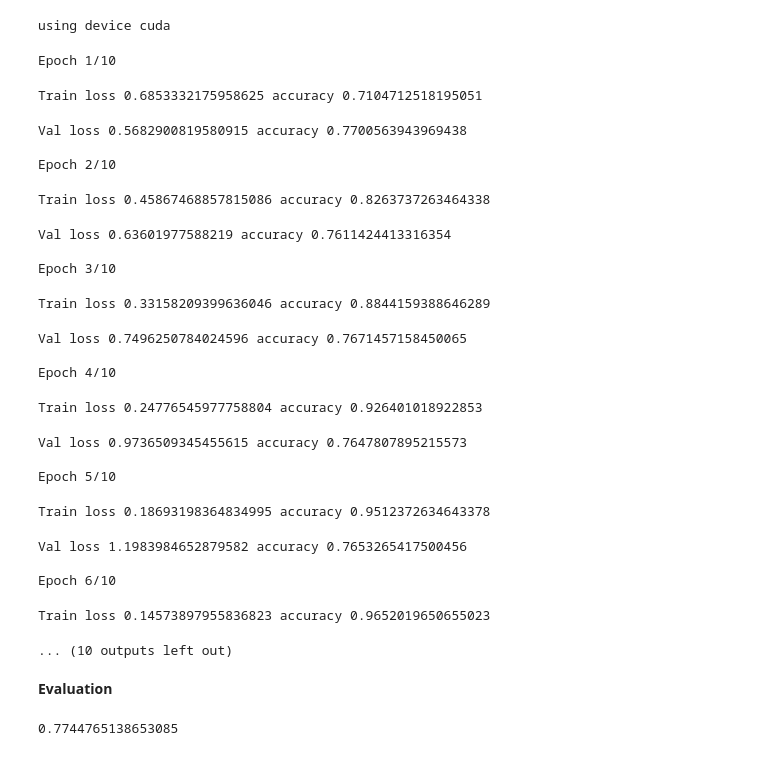
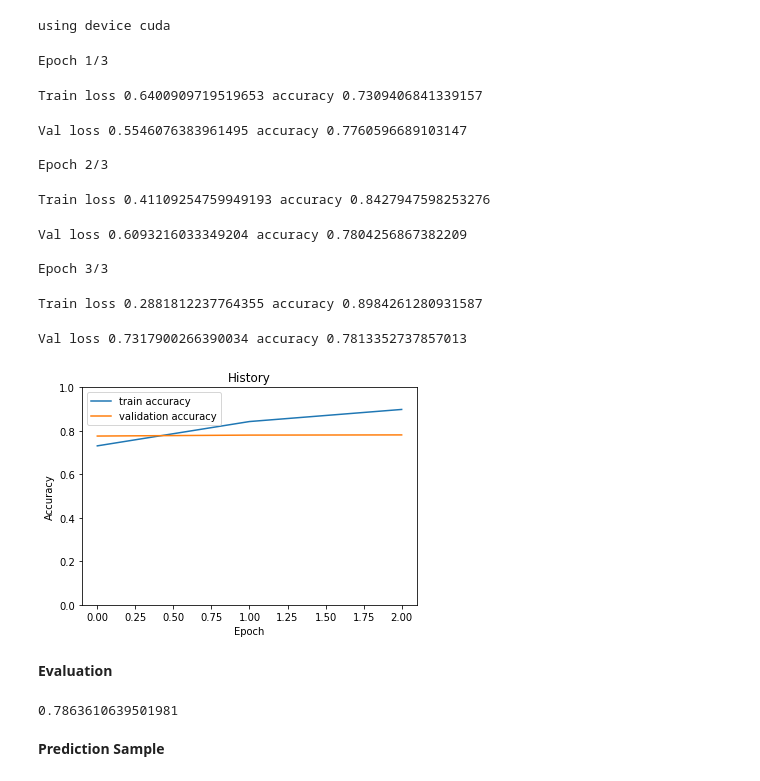
Before and after one commit to fredericky/cs490_final, a Jupyter notebook: final_proj.ipynb, the cells around one changed output. Saved outputs shown, nothing was run; the diff lists cells and outputs as text; code cells hidden in the pictures.

```diff
--- a/final_proj.ipynb
+++ b/final_proj.ipynb
@@ -210,23 +210,23 @@ class SentimentClassifier(nn.Module):
 device = torch.device('cuda')
 print('using device', device)
 
-model = SentimentClassifier()
-model = model.to(device)
+classifier = SentimentClassifier()
+classifier = classifier.to(device)
 
 
 loss_fn = nn.CrossEntropyLoss().to(device)
 
-EPOCHS = 10
+EPOCHS = 3
 total_steps = len(dl_train) * EPOCHS
-optimizer = AdamW(model.parameters(), lr=2e-5, correct_bias=False)
+optimizer = AdamW(classifier.parameters(), lr=2e-5, correct_bias=False)
 scheduler = get_linear_schedule_with_warmup(
   optimizer,
   num_warmup_steps=0,
   num_training_steps=total_steps
 )
 
-def train(model):
-  model = model.train()
+def train(classifier):
+  classifier = classifier.train()
   losses = []
   num_correct = 0
   for d in dl_train:
@@ -234,20 +234,20 @@ def train(model):
     attention_mask = d['attention_mask'].to(device)
     label = d['label'].to(device)
 
-    output = model(input_ids=input_ids, attention_mask=attention_mask)
+    output = classifier(input_ids=input_ids, attention_mask=attention_mask)
     _, prediction = torch.max(output, dim=1)
     loss = loss_fn(output, label)
     num_correct += torch.sum(prediction == label)
     losses.append(loss.item())
     loss.backward()
-    nn.utils.clip_grad_norm(model.parameters(), max_norm=1.0)
+    nn.utils.clip_grad_norm(classifier.parameters(), max_norm=1.0)
     optimizer.step()
     scheduler.step()
     optimizer.zero_grad()
   return num_correct.double() / len(df_train), np.mean(losses)
 
-def evaluate(model, dl, df):
-  model = model.eval()
+def evaluate(classifier, dl, df):
+  classifier = classifier.eval()
 
   losses = []
   num_correct = 0
@@ -258,7 +258,7 @@ def evaluate(model, dl, df):
       attention_mask = d['attention_mask'].to(device)
       label = d['label'].to(device)
 
-      output = model(
+      output = classifier(
         input_ids=input_ids,
         attention_mask=attention_mask
       )
@@ -272,61 +272,52 @@ using device cuda
 # %%
 history = defaultdict(list)
 best_accuracy = 0
 
 for epoch in range(EPOCHS):
   print(f'Epoch {epoch + 1}/{EPOCHS}')
 
-  train_acc, train_loss = train(model)
+  train_acc, train_loss = train(classifier)
   print(f'Train loss {train_loss} accuracy {train_acc}\n')
 
-  val_acc, val_loss = evaluate(model, dl_val, df_val)
+  val_acc, val_loss = evaluate(classifier, dl_val, df_val)
   print(f'Val loss {val_loss} accuracy {val_acc}\n')
 
   history['train_acc'].append(train_acc)
   history['train_loss'].append(train_loss)
   history['val_acc'].append(val_acc)
   history['val_loss'].append(val_loss)
 
   if val_acc > best_accuracy:
-    torch.save(model.state_dict(), 'best_model.bin')
+    torch.save(classifier.state_dict(), 'best_model.bin')
     best_accuracy = val_acc
 
 plt.plot(history['train_acc'], label='train accuracy')
 plt.plot(history['val_acc'], label='validation accuracy')
 
 plt.title('History')
 plt.ylabel('Accuracy')
 plt.xlabel('Epoch')
 plt.legend()
 plt.ylim([0, 1]);
 # %% [output]
-Epoch 1/10
+Epoch 1/3
-Train loss 0.6853332175958625 accuracy 0.7104712518195051
+Train loss 0.6400909719519653 accuracy 0.7309406841339157
-Val loss 0.5682900819580915 accuracy 0.7700563943969438
+Val loss 0.5546076383961495 accuracy 0.7760596689103147
 
-Epoch 2/10
+Epoch 2/3
-Train loss 0.45867468857815086 accuracy 0.8263737263464338
+Train loss 0.41109254759949193 accuracy 0.8427947598253276
-Val loss 0.63601977588219 accuracy 0.7611424413316354
+Val loss 0.6093216033349204 accuracy 0.7804256867382209
 
-Epoch 3/10
+Epoch 3/3
-Train loss 0.33158209399636046 accuracy 0.8844159388646289
+Train loss 0.2881812237764355 accuracy 0.8984261280931587
-Val loss 0.7496250784024596 accuracy 0.7671457158450065
-
-Epoch 4/10
+Val loss 0.7317900266390034 accuracy 0.7813352737857013
-Train loss 0.24776545977758804 accuracy 0.926401018922853
-Val loss 0.9736509345455615 accuracy 0.7647807895215573
-
-Epoch 5/10
-Train loss 0.18693198364834995 accuracy 0.9512372634643378
-Val loss 1.1983984652879582 accuracy 0.7653265417500456
-
-Epoch 6/10
-Train loss 0.14573897955836823 accuracy 0.9652019650655023
-... (10 outputs left out)
+[figure, added]
 # %% [markdown]
 **Evaluation**
 # %%
-test_acc, _ = evaluate(model, dl_test, df_test)
+test_acc, _ = evaluate(classifier, dl_test, df_test)
 test_acc.item()
 # %% [output]
-0.7744765138653085
+0.7863610639501981
+# %% [markdown]
+**Prediction Sample**
```
Also changed, not shown: parts of 3 cells of this notebook.
